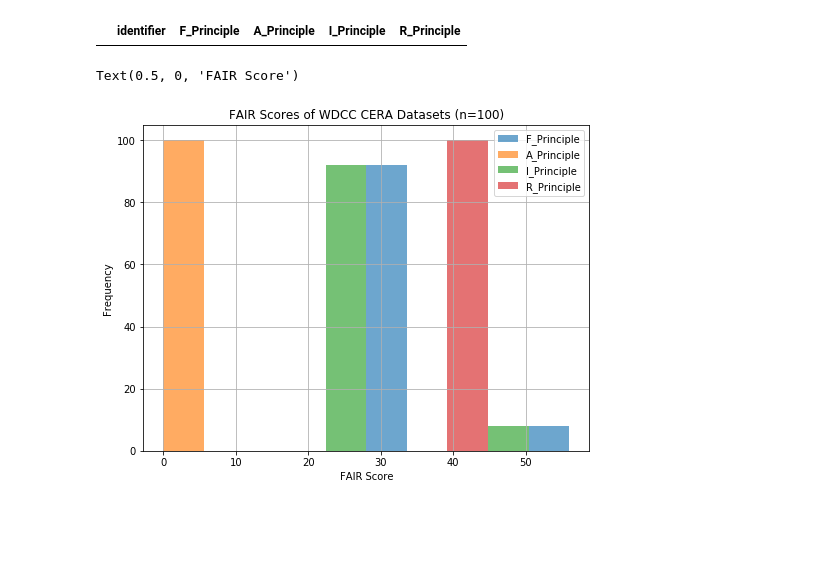
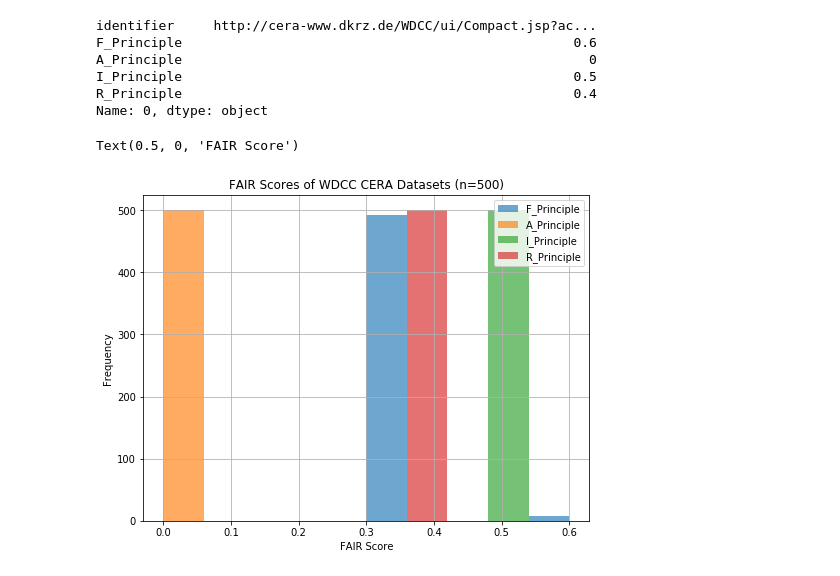
Before and after one commit to pangaea-data-publisher/fuji, a Jupyter notebook: notebooks/Test WDCC-CERA Datasets.ipynb, the cells around one changed output. Cells and saved outputs as stored; diff of their text form; code cells hidden in the pictures; blank space fills up the shorter version.

```diff
--- a/notebooks/Test WDCC-CERA Datasets.ipynb
+++ b/notebooks/Test WDCC-CERA Datasets.ipynb
@@ -82,0 +83,3 @@ datasets[:10]
+# %%
+timestr = time.strftime("%Y%m%d")
+timestr
@@ -83,7 +88,7 @@ datasets[:10]
 # %%
 %%time
 all_records = []
-if len(datasets) == 100:
+if len(datasets) == max_dataset:
     for d in datasets:
         req = {'object_identifier':d, 'test_debug':True}
         r = requests.post(fuji_service, data=json.dumps(req), headers={'Content-Type': 'application/json'}, auth=('marvel', 'wonderwoman'))
@@ -97,8 +102,9 @@ Wall time: 4min 12s
 # %%
-with open(data_dir+'/'+'wdcc.json', 'w') as f:
+file_name = data_dir+'/'+'wdcc_'+timestr+'.json'
+with open(file_name, 'w') as f:
     json.dump(all_records, f)
 # %%
-with open(data_dir+'/'+'wdcc.json') as json_file:
+with open(file_name) as json_file:
     data = json.load(json_file)
 # %%
 def get_assessment_result(id):
@@ -201,13 +212,19 @@ df_hist
 # %%
-df_hist[df_hist.A_Principle >50]
+df_hist[df_hist.F_Principle <50].iloc[0]
 # %% [output]
-|  | identifier | F_Principle | A_Principle | I_Principle | R_Principle |
+identifier     http://cera-www.dkrz.de/WDCC/ui/Compact.jsp?ac...
+F_Principle                                                  0.6
+A_Principle                                                    0
+I_Principle                                                  0.5
+R_Principle                                                  0.4
+Name: 0, dtype: object
 # %%
-df_hist.plot.hist(sharex=True,sharey=True,alpha=0.65,figsize = (8,6), title="FAIR Scores of WDCC CERA Datasets (n=100)")
+title = "FAIR Scores of WDCC CERA Datasets (n="+str(len(df_hist))+")"
+df_hist.plot.hist(sharex=True,sharey=True,alpha=0.65,figsize = (8,6), title=title)
 plt.xlabel('FAIR Score')
 # %% [output]
 Text(0.5, 0, 'FAIR Score')
-[figure, old version]
+[figure, new version]
 # %%
 def histograms_plot(dataframe, features, rows, cols):
     fig=plt.figure(figsize=(10,10))
```
Also changed, not shown: parts of 16 cells of this notebook, 3 other files.
